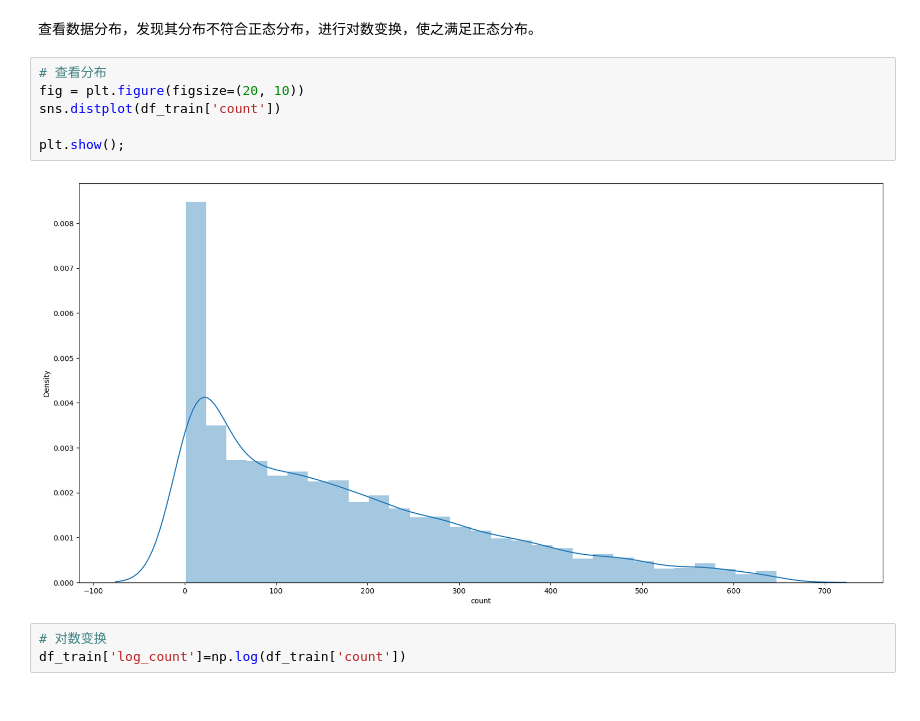
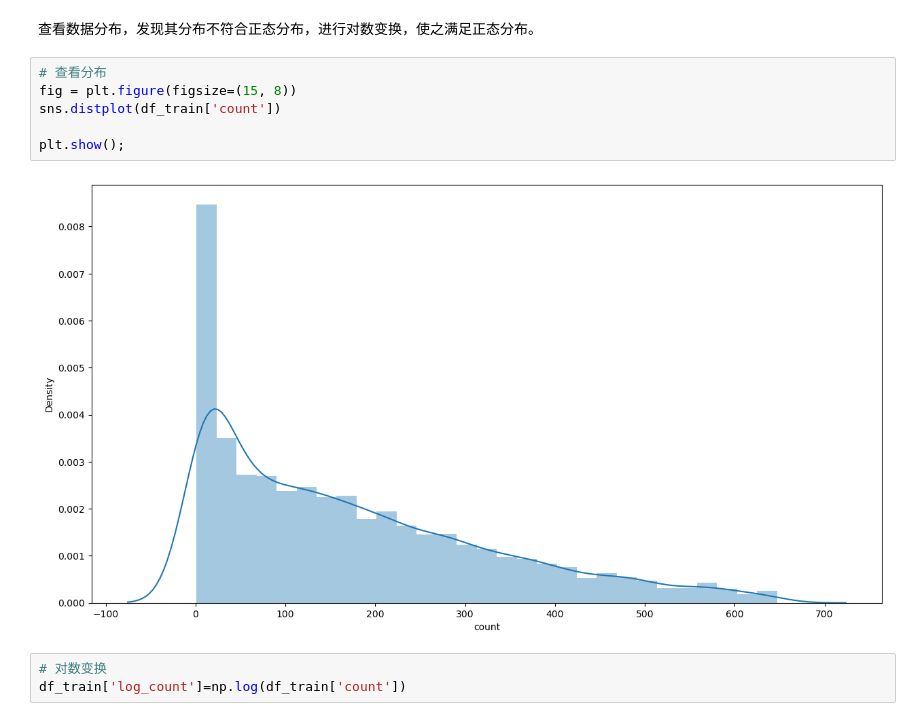
Before and after one commit to jaaaain/Bike_sharing, a Jupyter notebook: 共享单车项目/Bike_sharing.ipynb, the cells around one changed output. Saved outputs shown, nothing was run; the diff lists cells and outputs as text.

```diff
--- a/共享单车项目/Bike_sharing.ipynb
+++ b/共享单车项目/Bike_sharing.ipynb
@@ -171,12 +219,12 @@ df_train.shape  # 8708->8401
 查看数据分布，发现其分布不符合正态分布，进行对数变换，使之满足正态分布。
 # %%
 # 查看分布
-fig = plt.figure(figsize=(20, 10))
+fig = plt.figure(figsize=(15, 8))
 sns.distplot(df_train['count'])
 
 plt.show();
 # %% [output]
-[figure, old version]
+[figure, new version]
 # %%
 # 对数变换
 df_train['log_count']=np.log(df_train['count'])
```
Also changed, not shown: parts of 54 cells of this notebook.
